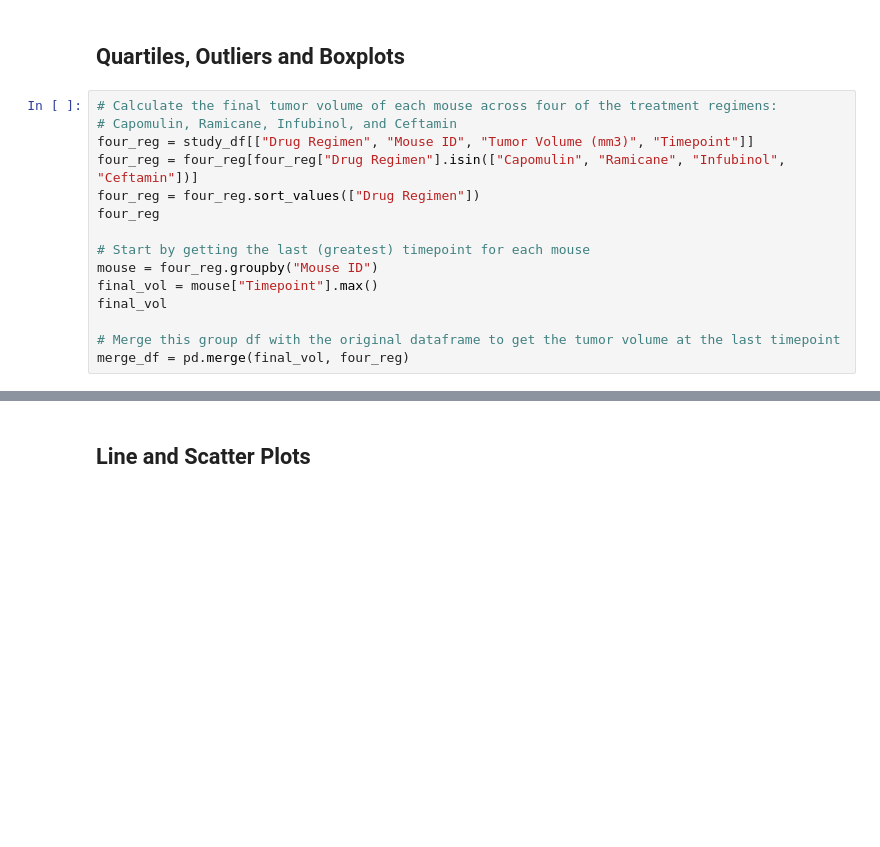
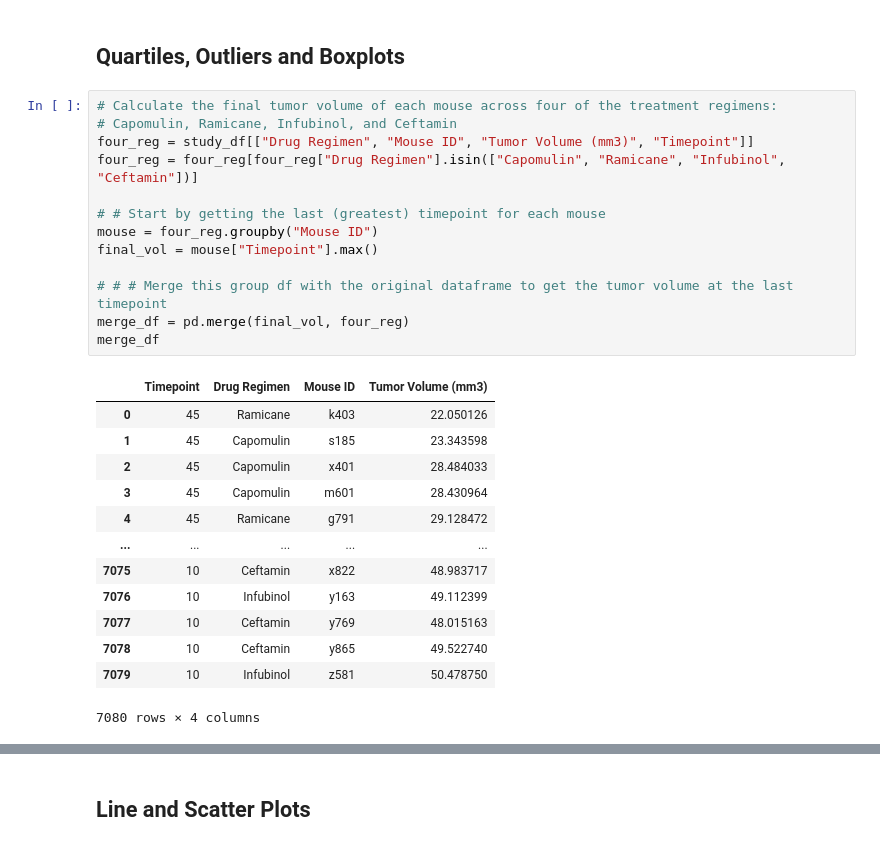
Before and after one commit to jessyoder/MatPlotLib-Challenge, a Jupyter notebook: Pymaceuticals/pymaceuticals_starter.ipynb, the cells around one changed output, grey strips where cells are left out. Drawn from its saved outputs; the diff is of its cells as text; blank space fills up the shorter version.

```diff
--- a/Pymaceuticals/pymaceuticals_starter.ipynb
+++ b/Pymaceuticals/pymaceuticals_starter.ipynb
@@ -147,18 +155,30 @@ Text(0.5, 1.0, 'Gender Distribution')
 # %%
 # Calculate the final tumor volume of each mouse across four of the treatment regimens:
 # Capomulin, Ramicane, Infubinol, and Ceftamin
 four_reg = study_df[["Drug Regimen", "Mouse ID", "Tumor Volume (mm3)", "Timepoint"]]
 four_reg = four_reg[four_reg["Drug Regimen"].isin(["Capomulin", "Ramicane", "Infubinol", "Ceftamin"])]
-four_reg = four_reg.sort_values(["Drug Regimen"])
-four_reg
 
-# Start by getting the last (greatest) timepoint for each mouse
+# # Start by getting the last (greatest) timepoint for each mouse
 mouse = four_reg.groupby("Mouse ID")
 final_vol = mouse["Timepoint"].max()
-final_vol
 
-# Merge this group df with the original dataframe to get the tumor volume at the last timepoint
+# # # Merge this group df with the original dataframe to get the tumor volume at the last timepoint
 merge_df = pd.merge(final_vol, four_reg)
+merge_df
+# %% [output]
+|  | Timepoint | Drug Regimen | Mouse ID | Tumor Volume (mm3) |
+| 0 | 45 | Ramicane | k403 | 22.050126 |
+| 1 | 45 | Capomulin | s185 | 23.343598 |
+| 2 | 45 | Capomulin | x401 | 28.484033 |
+| 3 | 45 | Capomulin | m601 | 28.430964 |
+| 4 | 45 | Ramicane | g791 | 29.128472 |
+| ... | ... | ... | ... | ... |
+| 7075 | 10 | Ceftamin | x822 | 48.983717 |
+| 7076 | 10 | Infubinol | y163 | 49.112399 |
+| 7077 | 10 | Ceftamin | y769 | 48.015163 |
+| 7078 | 10 | Ceftamin | y865 | 49.522740 |
+| 7079 | 10 | Infubinol | z581 | 50.478750 |
+7080 rows × 4 columns
 # %%
 # Put treatments into a list for for loop (and later for plot labels)
 treatment_list = ["Capomulin", "Ramicane", "Infubinol", "Ceftamin"]
```
Also changed, not shown: parts of 5 cells of this notebook, 1 other file.
